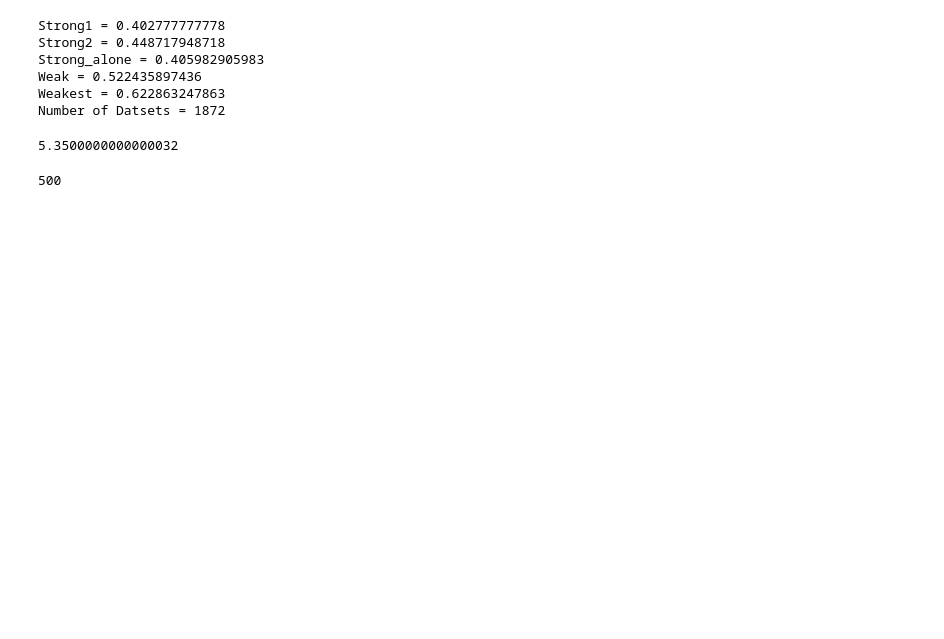
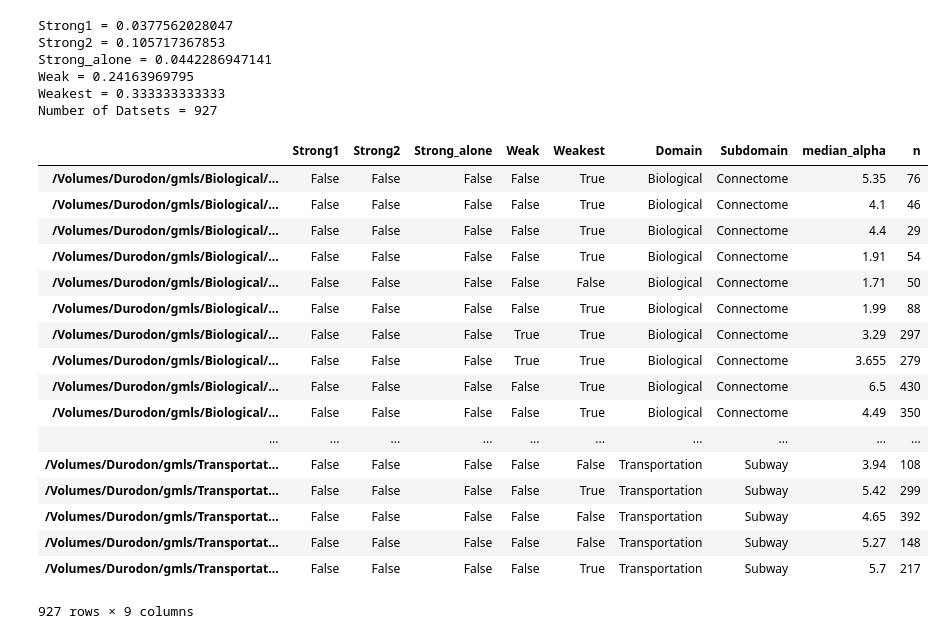
Before and after one commit to adbroido/SFAnalysis, a Jupyter notebook: local/plots-pipeline.ipynb, the cells around one changed output. Saved outputs shown, nothing was run; the diff lists cells and outputs as text; code cells hidden in the pictures; blank space fills up the shorter version.

```diff
--- a/local/plots-pipeline.ipynb
+++ b/local/plots-pipeline.ipynb
@@ -4,10 +4,11 @@ import pandas as pd
 # %%
 # import data
 df = pd.read_pickle('/Users/annabroido/Dropbox/Research/LRTAnalysis/LRTAnalysis/analysis/analysis.p')
-subdf = pd.read_pickle('/Users/annabroido/Dropbox/Research/LRTAnalysis/LRTAnalysis/analysis/subanalysis.p')
+df = df.query("Domain != 'Economic'")
+df = df.query("alpha != ''")
 # NOTE THAT 'IN' MEAN IN TO THE ALT DISTRIBUTION, WHCIH IS NOT WHAT MATHEMATICA DOES
 # %%
-def getcount(decision, direction):
+def getcount(decision, direction, df=df):
     directiondir = {'in':'-1', 'out':'1', 'unk':'0', 'fail':'2'}
     query = '%s == %s' %(decision, directiondir[direction])
     num = len(np.asarray(df.query(query)[decision], dtype=int))
@@ -41,0 +41,15 @@ df = df.query("alpha != ''")
+# %%
+unique_datasets = np.unique(df.fp_gml)
+decisions = ['dln', 'dexp','dstrexp', 'dplwc']
+#for i, dataset in enumerate(unique_datasets):
+dataset = unique_datasets[0]
+query = "fp_gml == '%s'" %dataset
+rows = df.query(query)
+incounts = np.zeros(4, dtype=int)
+outcounts = np.zeros(4, dtype=int)
+unkcounts = np.zeros(4, dtype=int)
+for i, decision in enumerate(decisions):
+    incounts[i] = getcount(decision, 'in', rows)
+    outcounts[i] = getcount(decision, 'out', rows)
+    unkcounts[i] = getcount(decision, 'unk', rows)
+incounts
@@ -108,7 +123,7 @@ def test_weak(rows):
 # %%
 # test diff hypotheses
 unique_datasets = np.unique(df.fp_gml)
-hyps = pd.DataFrame(columns = ['Strong1', "Strong2", "Strong_alone", "Weak", "Weakest", "Domain", "Subdomain", "median_alpha"], index=unique_datasets )
+hyps = pd.DataFrame(columns = ['Strong1', "Strong2", "Strong_alone", "Weak", "Weakest", "Domain", "Subdomain", "median_alpha", "n"], index=unique_datasets )
 for i, dataset in enumerate(unique_datasets):
     query = "fp_gml == '%s'" %dataset
     rows = df.query(query)
@@ -122,6 +137,7 @@ for i, dataset in enumerate(unique_datasets):
     hyps.loc[dataset]['Domain'] = rows.Domain[0]
     hyps.loc[dataset]['Subdomain'] = rows.Subdomain[0]
     hyps.loc[dataset]['median_alpha'] = np.median(rows.alpha)
+    hyps.loc[dataset]['n'] = np.max(rows.n)
 # %%
 n = float(len(hyps))
 Strong1 = np.sum(hyps.Strong1)
@@ -136,22 +152,32 @@ print "Weak = %s" %(Weak/n)
 print "Weakest = %s" %(Weakest/n)
 print "Number of Datsets = %s" %int(n)
 # %% [output]
-Strong1 = 0.402777777778
-Strong2 = 0.448717948718
-Strong_alone = 0.405982905983
-Weak = 0.522435897436
-Weakest = 0.622863247863
-Number of Datsets = 1872
+Strong1 = 0.0377562028047
+Strong2 = 0.105717367853
+Strong_alone = 0.0442286947141
+Weak = 0.24163969795
+Weakest = 0.333333333333
+Number of Datsets = 927
 # %%
 hyps.to_csv('/Users/annabroido/Dropbox/Research/LRTAnalysis/LRTAnalysis/analysis/hyps.csv')
-# %%
-dataset = unique_datasets[0]
-query = "fp_gml == '%s'" %dataset
-rows = df.query(query)
-np.median(rows.alpha)
-# %% [output]
-5.3500000000000032
-# %%
-len(hyps.query("Domain=='Biological'"))
-# %% [output]
-500
+# %%
+hyps
+# %% [output]
+|  | Strong1 | Strong2 | Strong_alone | Weak | Weakest | Domain | Subdomain | median_alpha | n |
+| /Volumes/Durodon/gmls/Biological/... | False | False | False | False | True | Biological | Connectome | 5.35 | 76 |
+| /Volumes/Durodon/gmls/Biological/... | False | False | False | False | True | Biological | Connectome | 4.1 | 46 |
+| /Volumes/Durodon/gmls/Biological/... | False | False | False | False | True | Biological | Connectome | 4.4 | 29 |
+| /Volumes/Durodon/gmls/Biological/... | False | False | False | False | True | Biological | Connectome | 1.91 | 54 |
+| /Volumes/Durodon/gmls/Biological/... | False | False | False | False | False | Biological | Connectome | 1.71 | 50 |
+| /Volumes/Durodon/gmls/Biological/... | False | False | False | False | True | Biological | Connectome | 1.99 | 88 |
+| /Volumes/Durodon/gmls/Biological/... | False | False | False | True | True | Biological | Connectome | 3.29 | 297 |
+| /Volumes/Durodon/gmls/Biological/... | False | False | False | True | True | Biological | Connectome | 3.655 | 279 |
+| /Volumes/Durodon/gmls/Biological/... | False | False | False | False | True | Biological | Connectome | 6.5 | 430 |
+| /Volumes/Durodon/gmls/Biological/... | False | False | False | False | True | Biological | Connectome | 4.49 | 350 |
+| ... | ... | ... | ... | ... | ... | ... | ... | ... | ... |
+| /Volumes/Durodon/gmls/Transportat... | False | False | False | False | False | Transportation | Subway | 3.94 | 108 |
+| /Volumes/Durodon/gmls/Transportat... | False | False | False | False | True | Transportation | Subway | 5.42 | 299 |
+| /Volumes/Durodon/gmls/Transportat... | False | False | False | False | False | Transportation | Subway | 4.65 | 392 |
+| /Volumes/Durodon/gmls/Transportat... | False | False | False | False | False | Transportation | Subway | 5.27 | 148 |
+| /Volumes/Durodon/gmls/Transportat... | False | False | False | False | True | Transportation | Subway | 5.7 | 217 |
+927 rows × 9 columns
```
Also changed, not shown: parts of 6 cells of this notebook, 5 other files.
